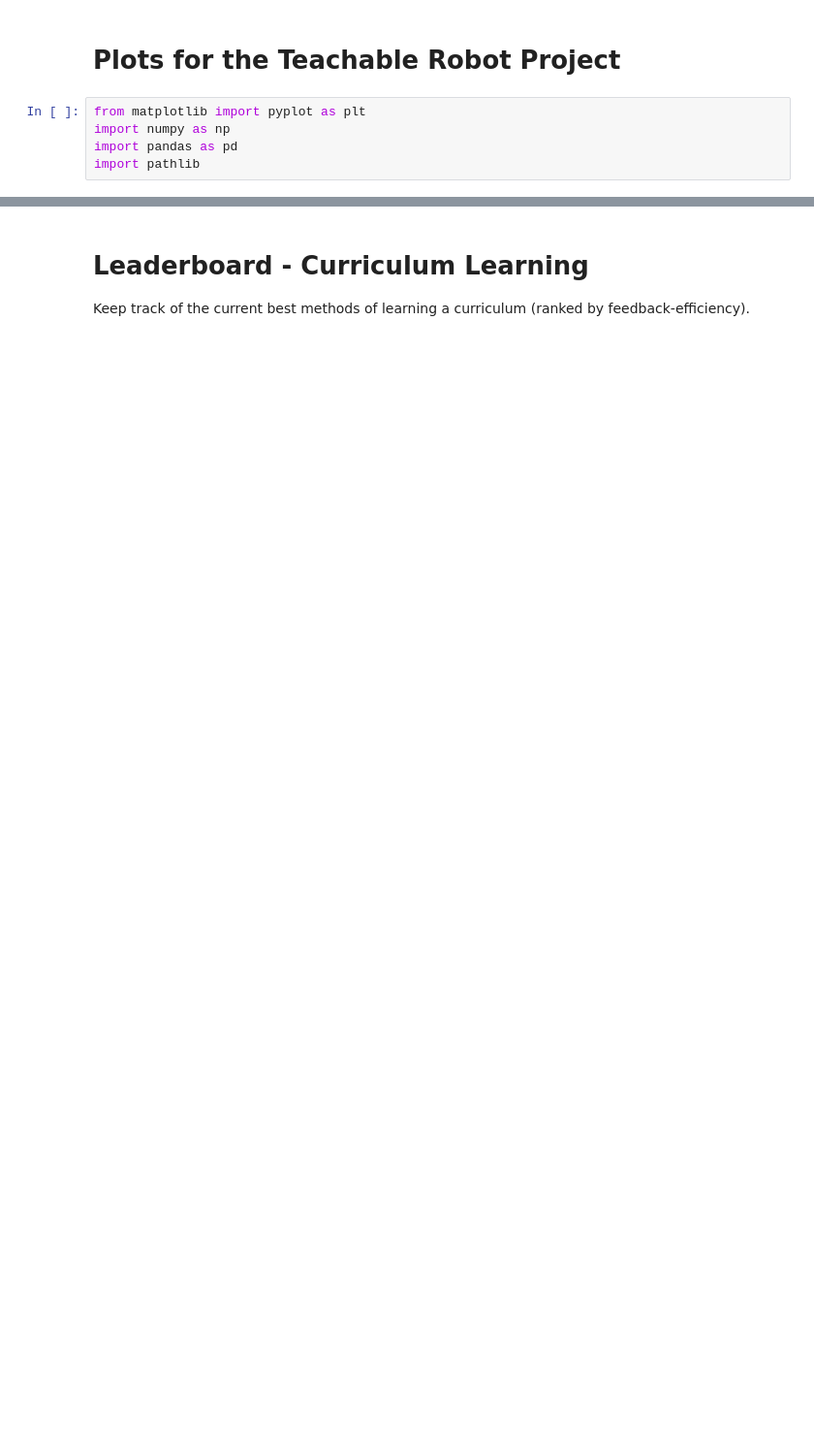
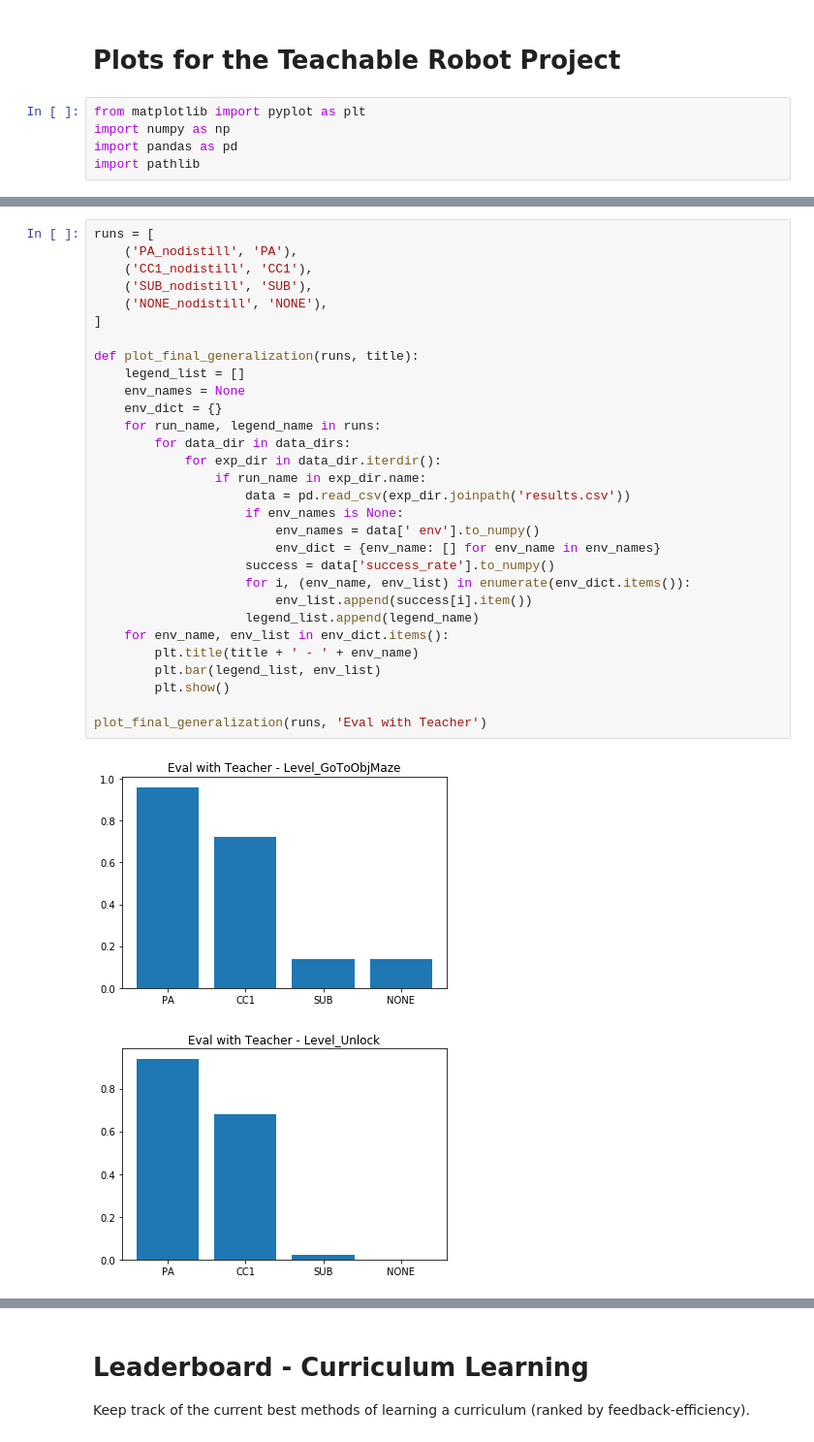
Before and after one commit to rll-research/teachable, a Jupyter notebook: Plots.ipynb, the cells around one changed output, grey strips where cells are left out. Shown: that part at 97% size. Cells and saved outputs as stored; diff of their text form; blank space fills up the shorter version.

```diff
--- a/Plots.ipynb
+++ b/Plots.ipynb
@@ -102,0 +133,33 @@ If this isn't true for certain higher-level teachers that's fine, so long as we
+# %%
+runs = [
+    ('PA_nodistill', 'PA'),
+    ('CC1_nodistill', 'CC1'),
+    ('SUB_nodistill', 'SUB'),
+    ('NONE_nodistill', 'NONE'),
+]
+
+def plot_final_generalization(runs, title):
+    legend_list = []
+    env_names = None
+    env_dict = {}
+    for run_name, legend_name in runs:
+        for data_dir in data_dirs:
+            for exp_dir in data_dir.iterdir():
+                if run_name in exp_dir.name:
+                    data = pd.read_csv(exp_dir.joinpath('results.csv'))
+                    if env_names is None:
+                        env_names = data[' env'].to_numpy()
+                        env_dict = {env_name: [] for env_name in env_names}
+                    success = data['success_rate'].to_numpy()
+                    for i, (env_name, env_list) in enumerate(env_dict.items()):
+                        env_list.append(success[i].item())
+                    legend_list.append(legend_name)
+    for env_name, env_list in env_dict.items():
+        plt.title(title + ' - ' + env_name)
+        plt.bar(legend_list, env_list)
+        plt.show()
+
+plot_final_generalization(runs, 'Eval with Teacher')
+# %% [output]
+[figure, added]
+[figure, added]
```
Also changed, not shown: parts of 18 cells of this notebook.
